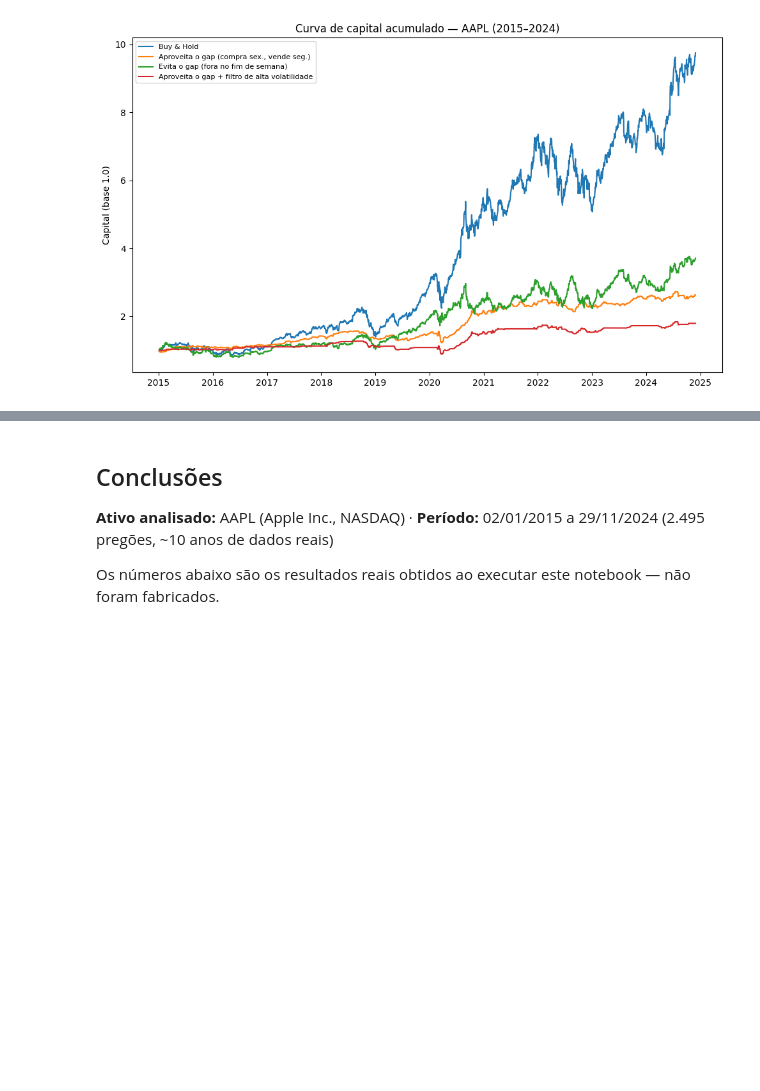
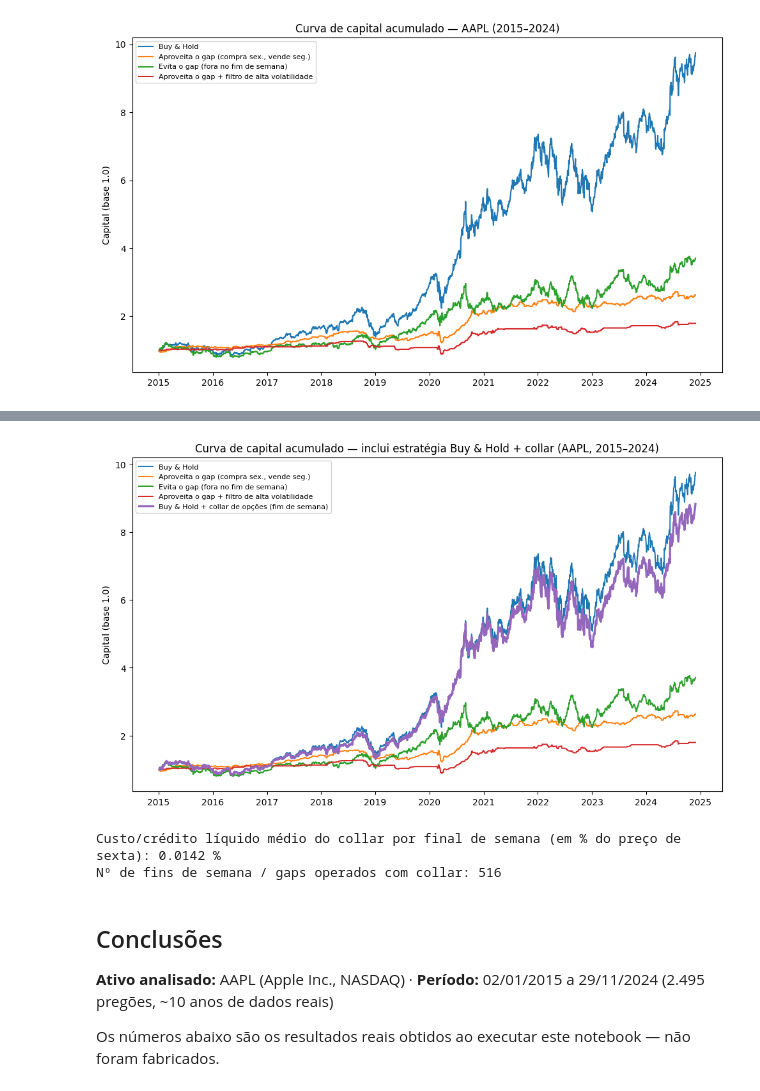
Before and after one commit to jorgerachid1/estrategia-fim-de-semana-volatilidade, a Jupyter notebook: estrategia_fim_de_semana_volatilidade.ipynb, the cells around one changed output, grey strips where cells are left out. Cells and saved outputs as stored; diff of their text form; code cells hidden in the pictures; blank space fills up the shorter version.

```diff
--- a/estrategia_fim_de_semana_volatilidade.ipynb
+++ b/estrategia_fim_de_semana_volatilidade.ipynb
@@ -136,7 +138,6 @@ cond = (d.index.day_name() == "Monday") & (vol_prev >= mediana_vol)
 d["strat_gap_filtro_vol"] = np.where(cond, d["ret"], 0.0)
 
 # Estratégia 5: "Imita o comportamento de manada" — evita ficar posicionado no fim de semana
-# fechando na sexta e SÓ reabrindo depois, ou seja, perde o retorno de segunda inteiramente
 # (equivalente estrutural à estrat. 3, mantida separada para leitura clara do enunciado).
 d["strat_manada"] = d["strat_evita_gap"]
 
@@ -148,12 +149,11 @@ nomes = {
     "strat_gap_filtro_vol": "Aproveita o gap + filtro de alta volatilidade",
 }
 
-resultados = []
-for col in estrategias:
-    r = d[col].dropna()
+def metricas(r, nome):
+    r = r.dropna()
     equity = np.exp(r.cumsum())
     total_return = equity.iloc[-1] - 1
-    n_years = (d.index[-1] - d.index[0]).days / 365.25
+    n_years = (r.index[-1] - r.index[0]).days / 365.25
     ann_return = (1 + total_return) ** (1 / n_years) - 1
     ann_vol = r.std() * np.sqrt(252)
     sharpe = (r.mean() * 252) / ann_vol if ann_vol > 0 else np.nan
@@ -162,9 +162,8 @@ for col in estrategias:
     max_dd = drawdown.min()
     n_trades = (r != 0).sum()
     win_rate = (r[r != 0] > 0).mean() if n_trades > 0 else np.nan
-
-    resultados.append({
-        "Estratégia": nomes[col],
+    return {
+        "Estratégia": nome,
         "Retorno total": total_return,
         "Retorno anualizado": ann_return,
         "Volatilidade anualizada": ann_vol,
@@ -172,7 +171,14 @@ for col in estrategias:
         "Max drawdown": max_dd,
         "Taxa de acerto": win_rate,
         "Nº de dias com posição": n_trades,
-    })
+    }, equity
+
+resultados = []
+equities = {}
+for col in estrategias:
+    m, eq = metricas(d[col], nomes[col])
+    resultados.append(m)
+    equities[nomes[col]] = eq
 
 res_df = pd.DataFrame(resultados).set_index("Estratégia")
 res_df
@@ -185,10 +191,8 @@ res_df
 | Aproveita o gap + filtro de alta ... | 0.7943 | 0.0608 | 0.1117 | 0.5287 | -0.3019 | ... |
 # %%
 fig, ax = plt.subplots(figsize=(10, 6))
-for col in estrategias:
-    r = d[col].dropna()
-    equity = np.exp(r.cumsum())
-    ax.plot(equity.index, equity.values, label=nomes[col])
+for nome, eq in equities.items():
+    ax.plot(eq.index, eq.values, label=nome)
 ax.set_title("Curva de capital acumulado — AAPL (2015–2024)")
 ax.set_ylabel("Capital (base 1.0)")
 ax.legend(fontsize=8)
@@ -200,3 +295,22 @@ plt.show()
+# %%
+fig, ax = plt.subplots(figsize=(10, 6))
+for nome, eq in equities.items():
+    lw = 2.4 if "collar" in nome else 1.4
+    ax.plot(eq.index, eq.values, label=nome, linewidth=lw)
+ax.set_title("Curva de capital acumulado — inclui estratégia Buy & Hold + collar (AAPL, 2015–2024)")
+ax.set_ylabel("Capital (base 1.0)")
+ax.legend(fontsize=8)
+plt.tight_layout()
+plt.savefig("curva_de_capital_com_collar.png", dpi=110)
+plt.show()
+
+print("Custo/crédito líquido médio do collar por final de semana (em % do preço de sexta):",
+      round((d['premio_liquido_collar'] / d['AAPL.Close'].shift(1)).mean() * 100, 4), "%")
+print("Nº de fins de semana / gaps operados com collar:", int(d['is_gap'].sum()))
+# %% [output]
+[figure, added]
+Custo/crédito líquido médio do collar por final de semana (em % do preço de sexta): 0.0142 %
+Nº de fins de semana / gaps operados com collar: 516
 # %% [markdown]
 ## Conclusões
 
```
Also changed, not shown: parts of 10 cells of this notebook, 2 other files.
